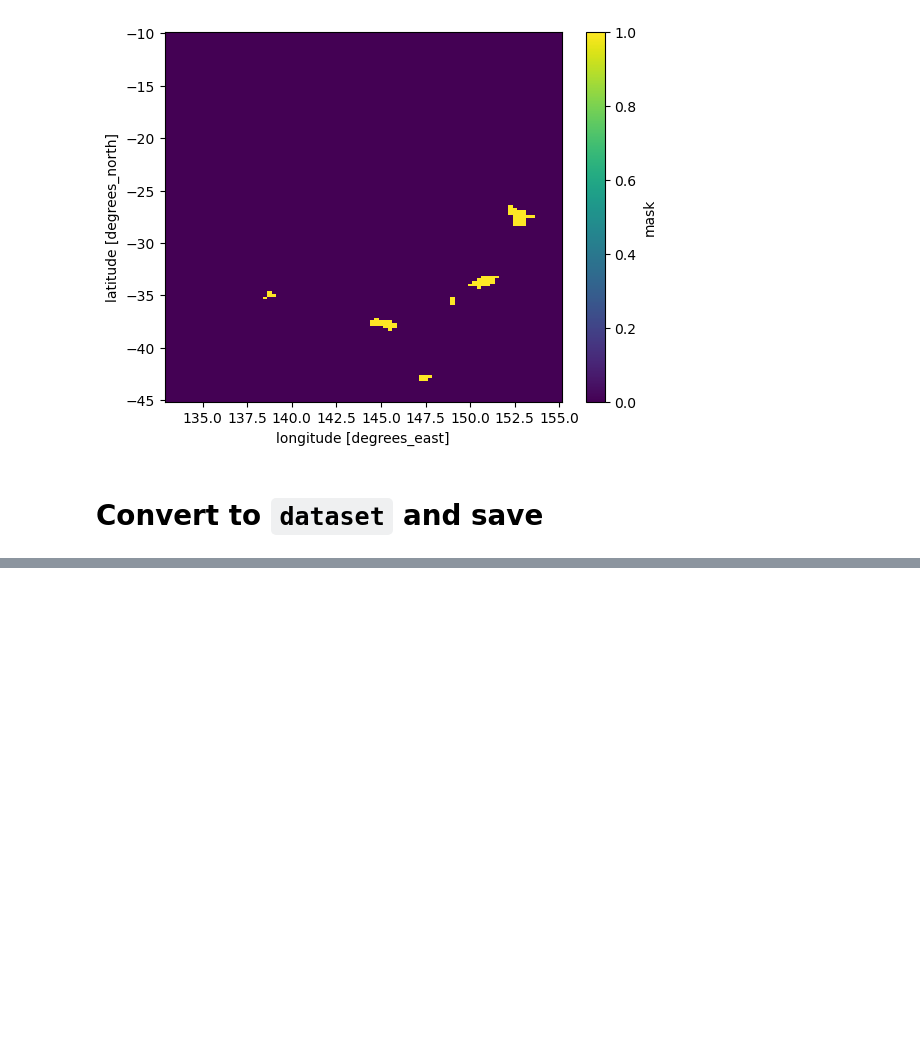
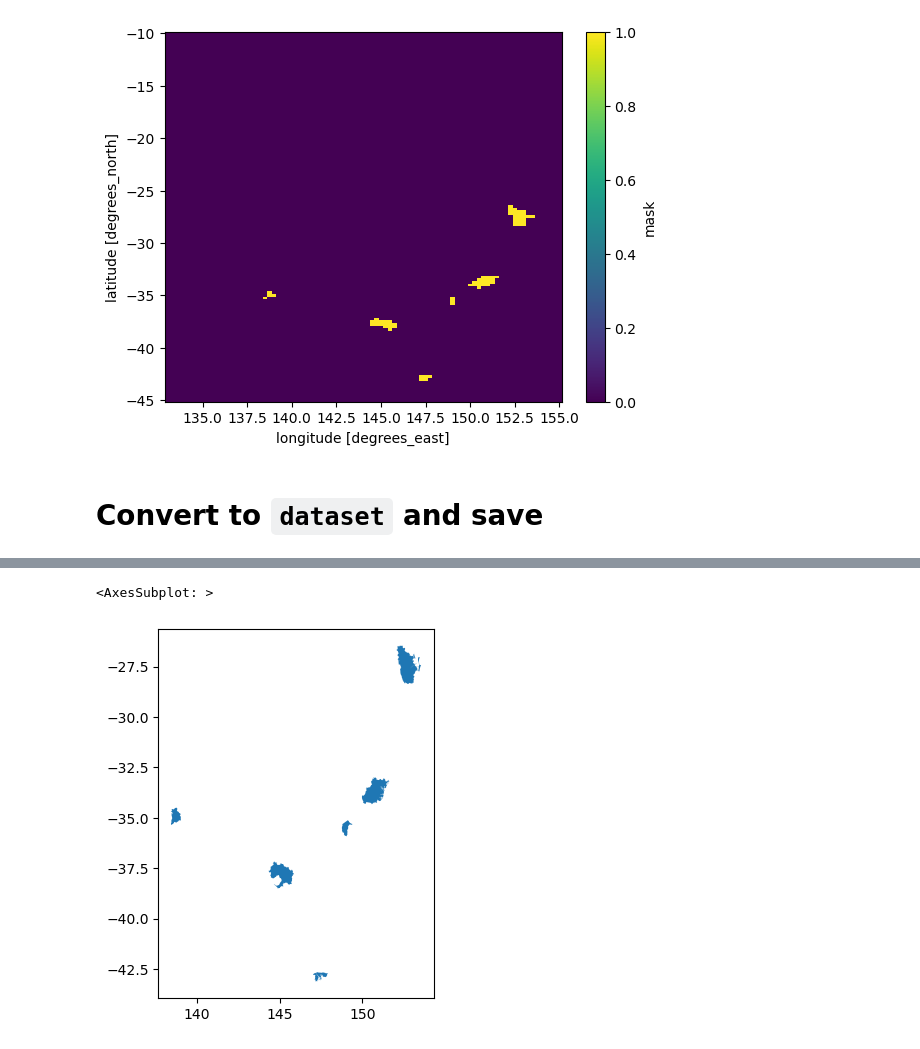
Before and after one commit to dougrichardson/Richardson_2023_energy, a Jupyter notebook: 0a_prepare_masks.ipynb, the cells around one changed output, grey strips where cells are left out. Drawn from its saved outputs; the diff is of its cells as text; code cells hidden in the pictures; blank space fills up the shorter version.

```diff
--- a/0a_prepare_masks.ipynb
+++ b/0a_prepare_masks.ipynb
@@ -178,0 +342,5 @@ gccsa_mask_ds.to_netcdf('/g/data/w42/dr6273/work/projects/Aus_energy/data/gccsa_
+# %%
+gccsa_gpd.plot()
+# %% [output]
+<AxesSubplot: >
+[figure, added]
```
Also changed, not shown: parts of 12 cells of this notebook.
